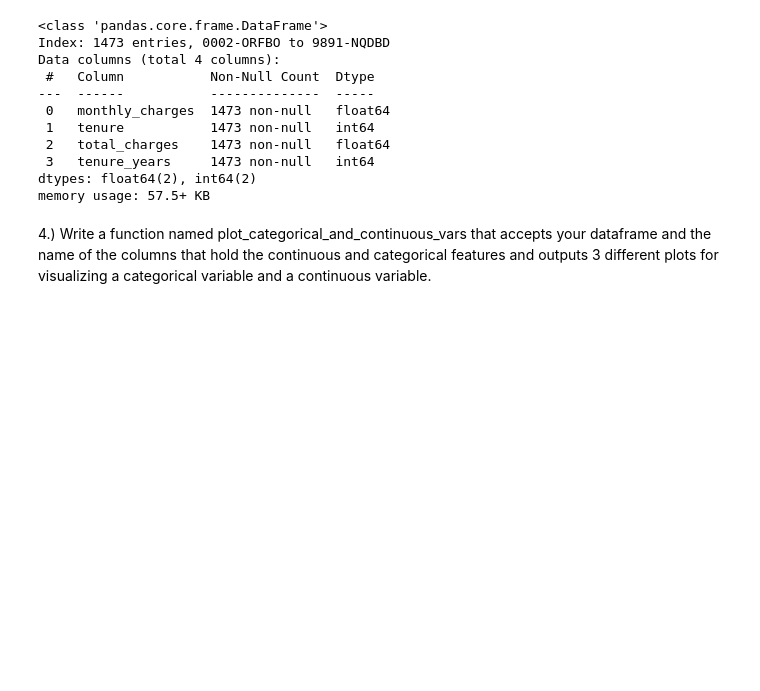
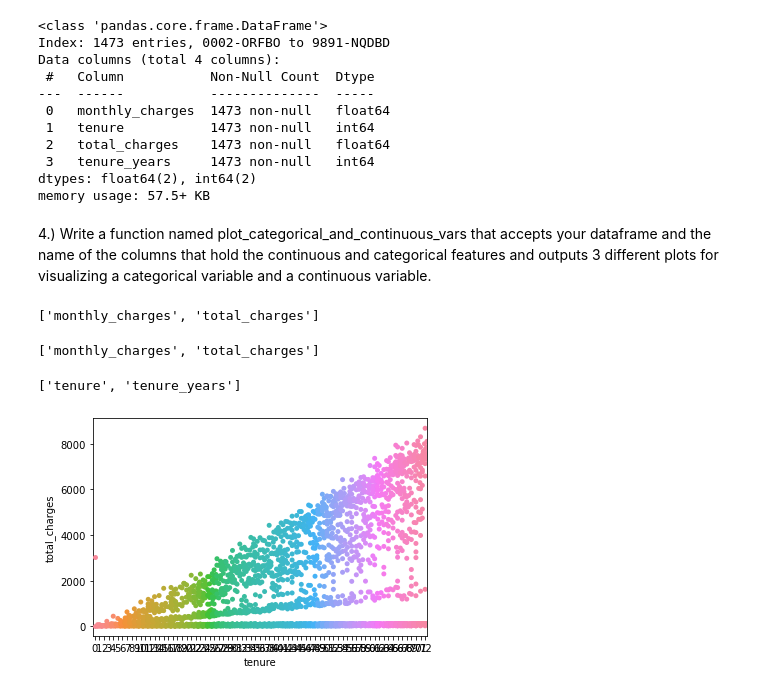
Before and after one commit to annah-vu/regression-exercises, a Jupyter notebook: explore.ipynb, the cells around one changed output. Cells and saved outputs as stored; diff of their text form; code cells hidden in the pictures; blank space fills up the shorter version.

```diff
--- a/explore.ipynb
+++ b/explore.ipynb
@@ -134,3 +137,23 @@ dtypes: float64(2), int64(2)
 memory usage: 57.5+ KB
 # %% [markdown]
 4.) Write a function named plot_categorical_and_continuous_vars that accepts your dataframe and the name of the columns that hold the continuous and categorical features and outputs 3 different plots for visualizing a categorical variable and a continuous variable.
+# %%
+train.select_dtypes('float64').columns.tolist()
+# %% [output]
+['monthly_charges', 'total_charges']
+# %%
+quant_vars = df.select_dtypes('float64').columns.tolist()
+cat_vars = df.select_dtypes('int64', 'object').columns.tolist()
+# %%
+quant_vars
+# %% [output]
+['monthly_charges', 'total_charges']
+# %%
+cat_vars
+# %% [output]
+['tenure', 'tenure_years']
+# %%
+for col in quant_vars:
+    sns.swarmplot(x=cat_vars[0], y=col, data=df)
+# %% [output]
+[figure, added]
```
Also changed, not shown: parts of 19 cells of this notebook, 1 other file.
